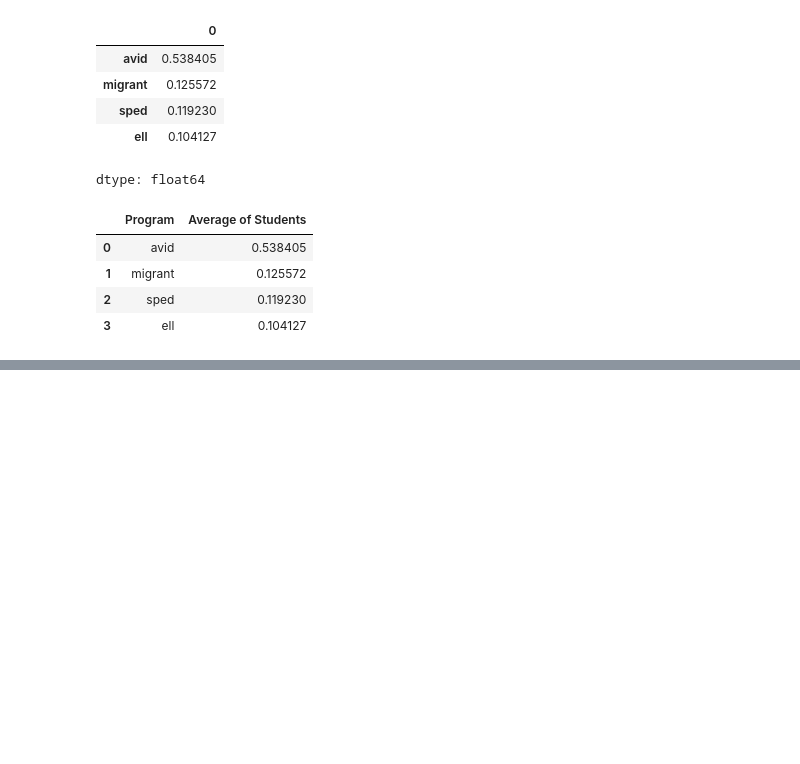
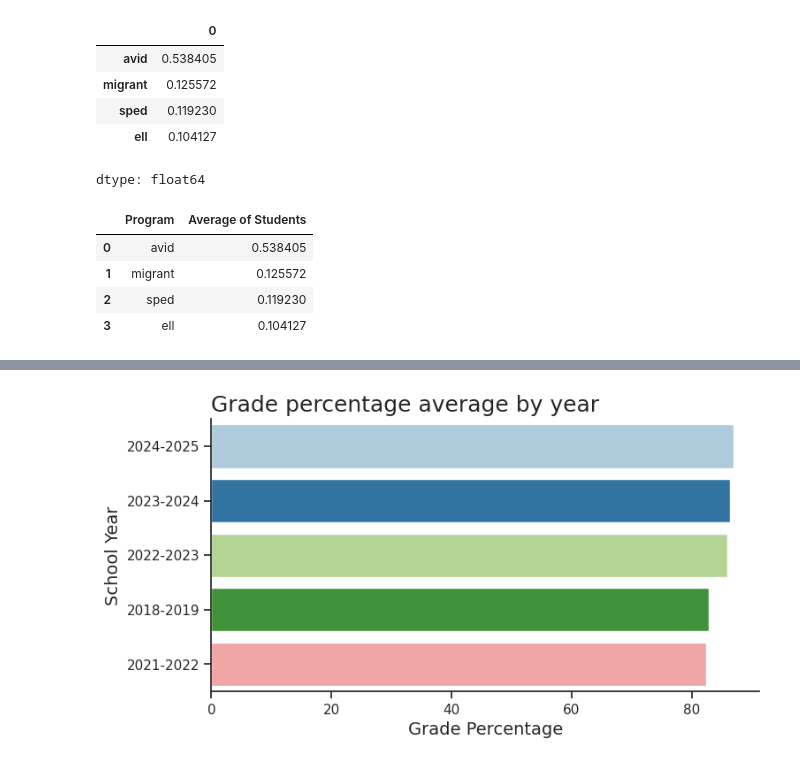
Before and after one commit to Matheus-Pombeiro/student_performance, a Jupyter notebook: student_performance.ipynb, the cells around one changed output, grey strips where cells are left out. Drawn from its saved outputs; the diff is of its cells as text; code cells hidden in the pictures; blank space fills up the shorter version.

```diff
--- a/student_performance.ipynb
+++ b/student_performance.ipynb
@@ -470,0 +537,4 @@ plt.show()
+# %%
+# Finding the grade percentage average by year
+grade_average = data.groupby('schoolyear')['gradePercentage'].mean().sort_values(ascending=False).head()
+grade_average
@@ -470,0 +550,9 @@ plt.show()
+# %%
+# Resitting the index
+grade_average = grade_average.reset_index()
+
+# Converting into a dataframe
+grade_average.columns = ['School Year', 'Grade Percentage']
+
+# Showing the dataframe
+grade_average
@@ -470,0 +566,32 @@ plt.show()
+# %%
+# Setting the palette
+sns.set_palette('Paired')
+# %%
+# Making a figure
+fig, ax = plt.subplots(figsize=(8, 4))
+
+# Plotting a chart about the grade percentage average by year
+ax = sns.barplot(data=grade_average, x=grade_average['Grade Percentage'],
+                 y=grade_average['School Year'], orient='h', hue=grade_average['School Year'])
+
+# Setting the title
+ax.set_title('Grade percentage average by year', loc='left', fontsize=18)
+
+# Setting labels
+ax.set_xlabel('Grade Percentage', fontsize=14)
+ax.set_ylabel('School Year', fontsize=14)
+
+# Setting the interval
+ax.xaxis.set_major_locator(plt.MultipleLocator(20))
+
+# Removing the borders (frame)
+sns.despine()
+
+# Writing the chart
+fig.savefig('grade_percentage_average.png', transparent=False,
+            dpi=300, bbox_inches='tight')
+
+# Showing the chart
+plt.show()
+# %% [output]
+[figure, added]
```
Also changed, not shown: parts of 11 cells of this notebook.
